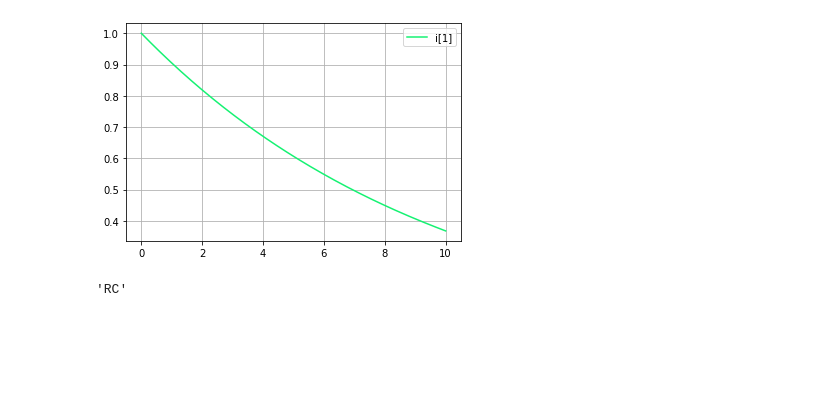
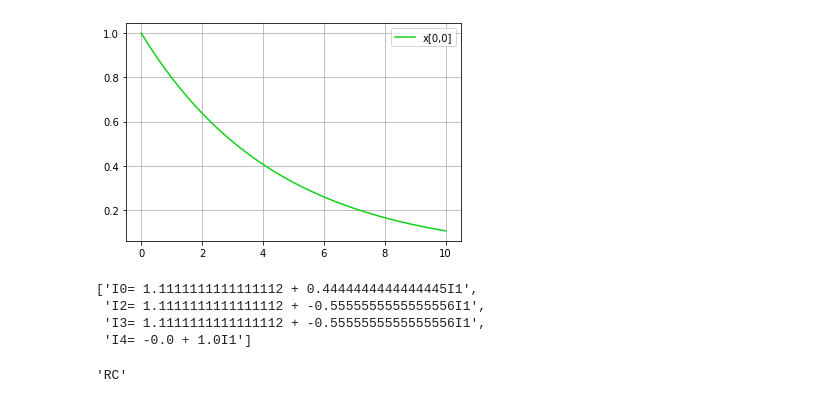
Before and after one commit to Mehrdadghassabi/Gracc, a Jupyter notebook: BCSThesis/Source/GRacC.ipynb, the cells around one changed output. Saved outputs shown, nothing was run; the diff lists cells and outputs as text; code cells hidden in the pictures; blank space fills up the shorter version.

```diff
--- a/BCSThesis/Source/GRacC.ipynb
+++ b/BCSThesis/Source/GRacC.ipynb
@@ -207,7 +207,7 @@ def find_kg_edges_weights_RC(kg):
     kgmst = nx.minimum_spanning_tree(kg)
     kgmstam = nx.to_numpy_array(kgmst).astype(int)
     kgam = nx.to_numpy_array(kg).astype(int)
-    eled = find_eliminated_edges(kgam,kgmstam)
+    eled = eliminated_edges(kgam,kgmstam)
     gl = find_fundamental_cut_set_graph(kgmstam,eled)
     fcl = find_fundamental_cycles(gl)
     edge_number = kg.number_of_edges()
@@ -295,7 +295,6 @@ def find_kg_edges_weights_RC(kg):
     B1 = np.concatenate((B1, kwnvT), axis=1)
 
     ans = linalg.solve(A1, B1)
-
     for x in range(len(a)):
         index1 = get_edge_index(kg,a[x][0],a[x][1])
         l = []
@@ -399,7 +398,7 @@ def asys(a, t, c):
 # %%
 # ploting dX/dt = A * X answers
 # input X0,A
-def solve_matrix_eq(a,x0,l):
+def solve_matrix_eq(a,x0):
     # a = np.array([[-0.5]])
     n = len(a)
     t = np.linspace(0, 10, 201)
@@ -414,7 +413,7 @@ def solve_matrix_eq(a,x0,l):
     colorlist = []
     for i in range(n):
         c = (rm.uniform(0, 1),rm.uniform(0, 1),rm.uniform(0, 1))
-        l = 'i[' + str(l[i]) + ']'
+        l = 'x[0,' + str(i) + ']'
         plt.plot(t, sol[:, 0, i], color = c, label=l)
 
 
@@ -422,23 +421,46 @@ def solve_matrix_eq(a,x0,l):
     plt.grid(True)
     plt.show()
 # %%
-def find_variable_edge_index(ans):
+def find_variable_edge_index(answ):
     l = []
     count = 0
-    for t in ans :
+    for t in answ :
         if np.isnan(t[0]) :
            l.append(count)
         count = count + 1
     return l
+# %%
+def find_other_edge_weight(l,ans):
+    wt = []
+    i = 0
+    for a in ans:
+        j = 0
+        if not np.isnan(a[0]):
+           st = 'I' + str(i) + '= '
+           for element in a:
+               if j == 0 :
+                  st = st  + str(element)
+               else :
+                  st = st + ' + ' + str(element) + 'I' + str(l[j-1])
+               j = j + 1
+           wt.append(st)
+        i = i + 1
+
+    return wt
 # %%
-kg3 = circuit_parser('circuit5.txt')
-X,ans = find_kg_edges_weights_RC(kg3)
+kg3 = circuit_parser('circuit3.txt')
+X,answ = find_kg_edges_weights_RC(kg3)
+l = find_variable_edge_index(answ)
 X = np.linalg.inv(X)
 Y = [[1]]
-l = find_variable_edge_index(ans)
-solve_matrix_eq(X,Y,l)
+solve_matrix_eq(X,Y)
+find_other_edge_weight(l,answ)
 # %% [output]
-[figure, old version]
+[figure, new version]
+['I0= 1.1111111111111112 + 0.4444444444444445I1',
+ 'I2= 1.1111111111111112 + -0.5555555555555556I1',
+ 'I3= 1.1111111111111112 + -0.5555555555555556I1',
+ 'I4= -0.0 + 1.0I1']
 # %%
 def circuit_type(kg):
     contain_self  = False
```
Also changed, not shown: parts of 5 cells of this notebook.
